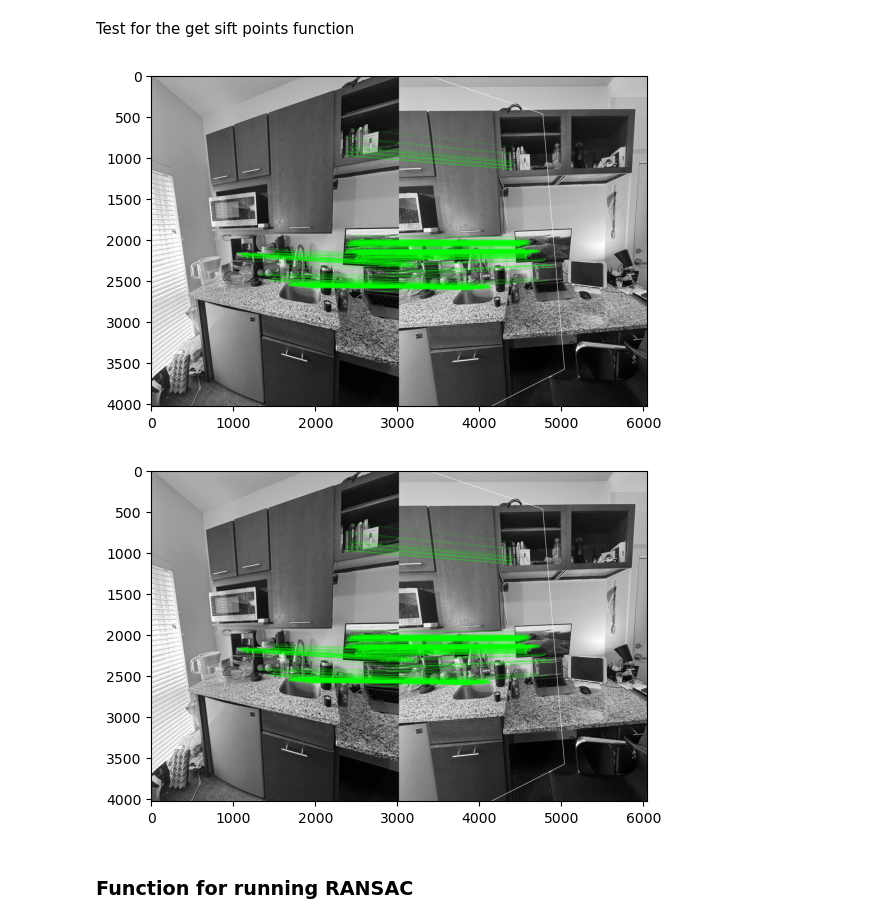
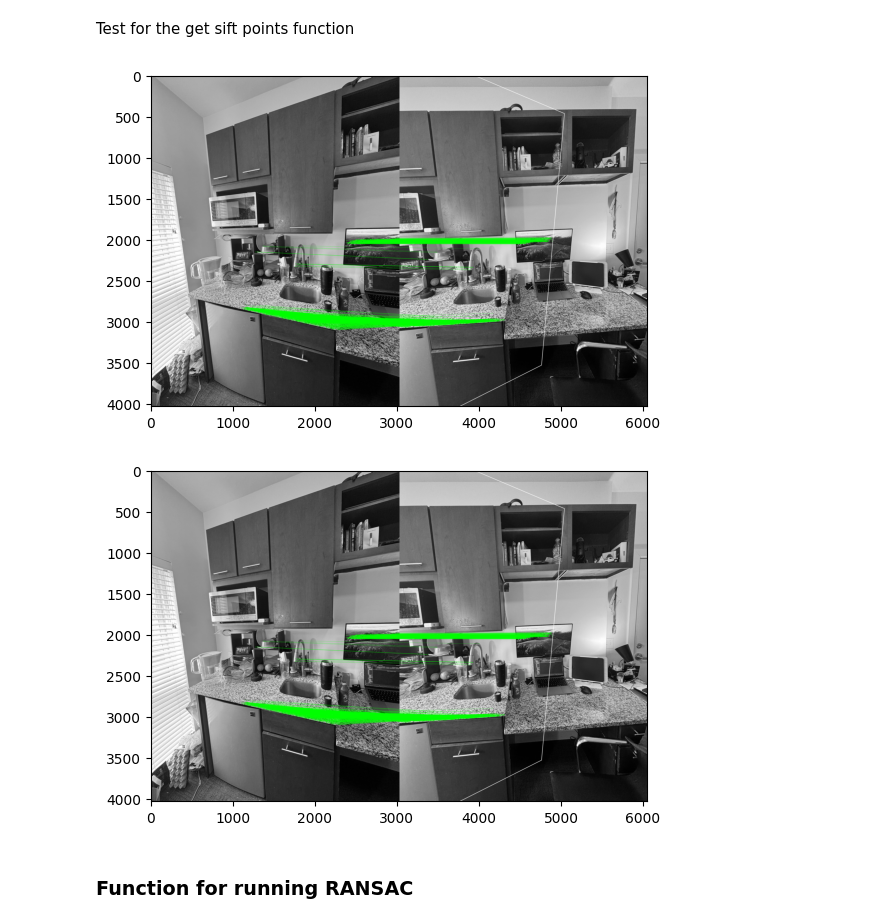
Before and after one commit to JasonSu14/Image_Stitching, a Jupyter notebook: image_stitching.ipynb, the cells around one changed output. Drawn from its saved outputs; the diff is of its cells as text; code cells hidden in the pictures.

Commit message:
fixed image_stitching.ipynb & re-run cells

```diff
--- a/image_stitching.ipynb
+++ b/image_stitching.ipynb
@@ -218,16 +218,16 @@ def get_sift_points(query_img, train_img):
 # %% [markdown]
 Test for the get sift points function
 # %%
-img1_path = "room_center.jpeg"
-img2_path = "room_left.jpeg"
+img1_path = "room_center.png"
+img2_path = "room_left.png"
 img1 = cv2.imread(img1_path)
 img2 = cv2.imread(img2_path)
 # kp_pts, kp_im_pts = get_sift_points(img2_path, img1_path)
 M = get_sift_points_cv(img2, img1)
 # print(kp_pts.shape)
 # %% [output]
-[figure, old version]
+[figure, new version]
-[figure, old version]
+[figure, new version]
 # %% [markdown]
 ### Function for running RANSAC
 # %%
```
Also changed, not shown: parts of 2 cells of this notebook, 6 other files.
